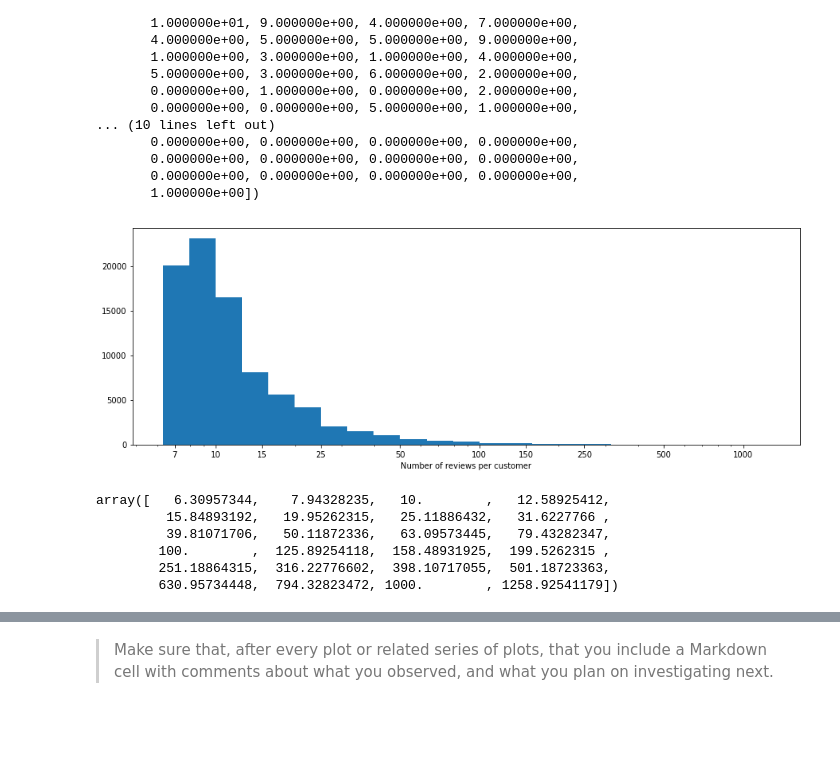
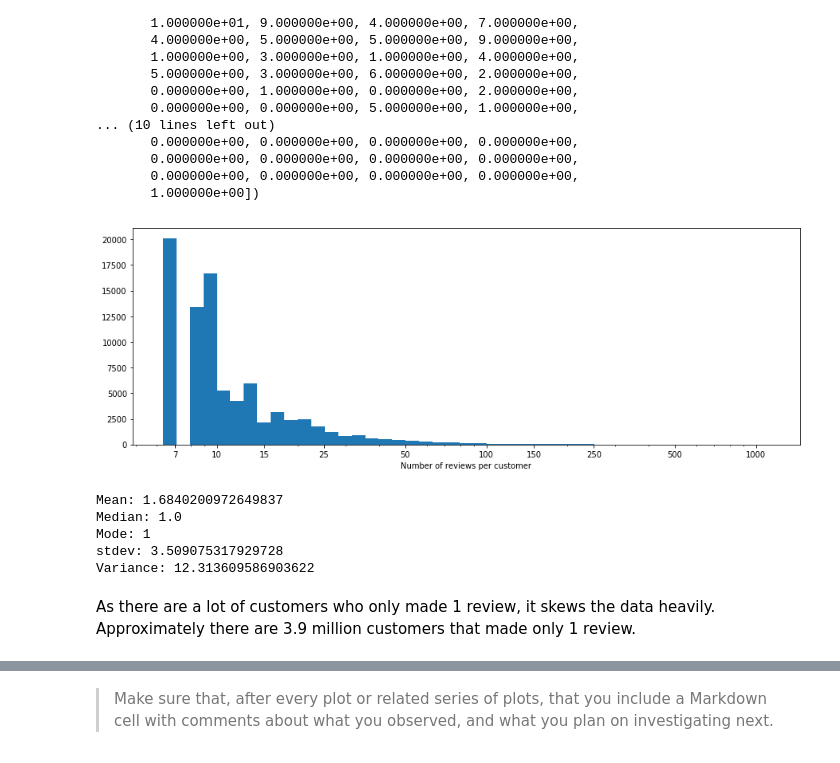
Before and after one commit to ElectricKea/CommunicateFindings_Udacity_Project, a Jupyter notebook: exploration.ipynb, the cells around one changed output, grey strips where cells are left out. Drawn from its saved outputs; the diff is of its cells as text; code cells hidden in the pictures; blank space fills up the shorter version.

```diff
--- a/exploration.ipynb
+++ b/exploration.ipynb
@@ -331,23 +332,29 @@ array([4.056726e+06, 3.024200e+04, 5.689000e+03, 2.072000e+03,
 # %%
 #The above histogram and its bin values show that there's a long tail in the distribution, that goes out quite
 #far so I'll move it to a log scale.
-log_binsize = 0.1
+log_binsize = 0.05
 bins = 10 ** np.arange(0.8, np.log10(reviews_per_cus[0])+log_binsize, log_binsize)
 
 plt.figure(figsize=[15, 5])
 plt.hist(reviews_per_cus, bins = bins)
 plt.xscale('log')
 plt.xticks([7e0, 1e1, 1.5e1, 2.5e1, 5e1, 1e2, 1.5e2, 2.5e2, 5e2, 1e3], ['7', '10', '15', '25', '50', '100', '150', '250', '500', '1000'])
 plt.xlabel('Number of reviews per customer')
 plt.show()
 # %% [output]
-[figure, old version]
+[figure, new version]
-# %%
-bins
-# %% [output]
-array([   6.30957344,    7.94328235,   10.        ,   12.58925412,
-         15.84893192,   19.95262315,   25.11886432,   31.6227766 ,
-         39.81071706,   50.11872336,   63.09573445,   79.43282347,
-        100.        ,  125.89254118,  158.48931925,  199.5262315 ,
-        251.18864315,  316.22776602,  398.10717055,  501.18723363,
-        630.95734448,  794.32823472, 1000.        , 1258.92541179])
+# %%
+#General statistics of the number of reviews per person.
+print("Mean:",statistics.mean(reviews_per_cus))
+print("Median:",statistics.median(reviews_per_cus))
+print("Mode:",statistics.mode(reviews_per_cus))
+print("stdev:",statistics.stdev(reviews_per_cus))
+print("Variance:",statistics.variance(reviews_per_cus))
+# %% [output]
+Mean: 1.6840200972649837
+Median: 1.0
+Mode: 1
+stdev: 3.509075317929728
+Variance: 12.313609586903622
+# %% [markdown]
+As there are a lot of customers who only made 1 review, it skews the data heavily. Approximately there are 3.9 million customers that made only 1 review.
```
Also changed, not shown: parts of 20 cells of this notebook.
